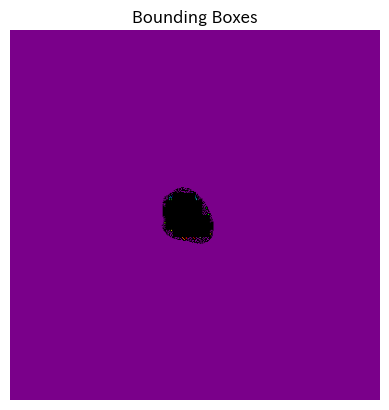
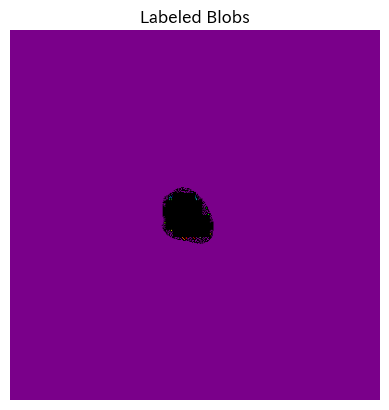
The change to this notebook cell's code, shown as a diff; its figure went from the first image to the second:
--- before
+++ after
@@ -1,5 +1,5 @@
 import cv2
-plt.imshow(labelled_image, cmap='nipy_spectral')
-plt.title('Bounding Boxes')
+plt.imshow(labeled_image, cmap='nipy_spectral')
+plt.title('Labeled Blobs')
 plt.axis('off')
 plt.show()

Commit: contour-blob - images